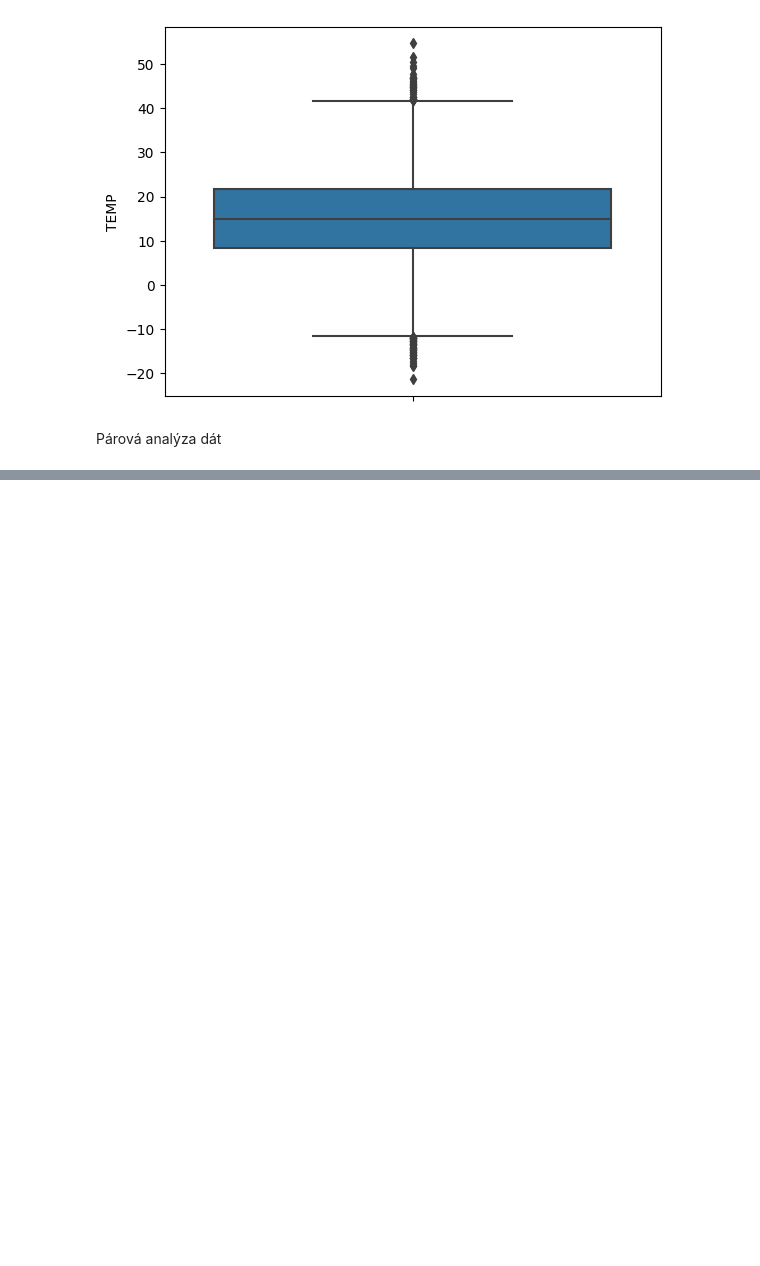
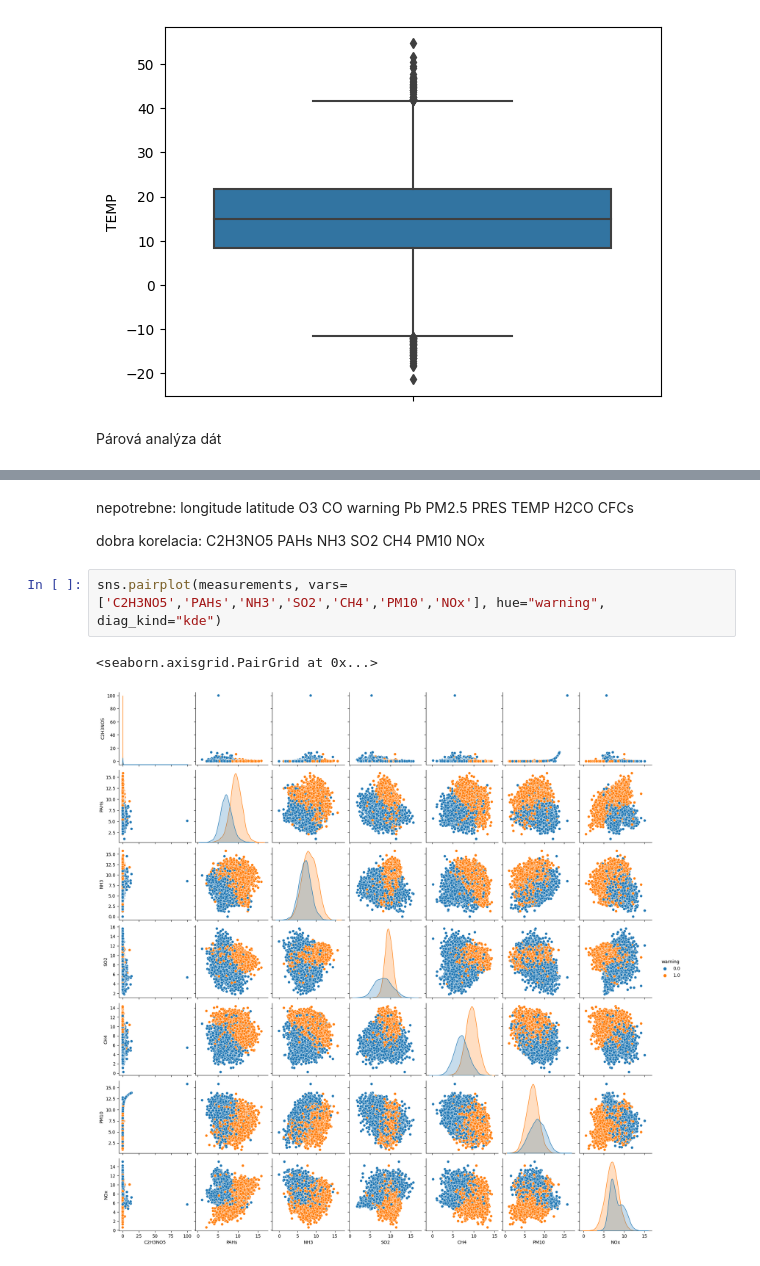
Before and after one commit to Marraff/inteligent-data-analysis, a Jupyter notebook: 1-faza-projekt-IAU.ipynb, the cells around one changed output, grey strips where cells are left out. Drawn from its saved outputs; the diff is of its cells as text; blank space fills up the shorter version.

Commit message:
Parova analyza: added pairplot

```diff
--- a/1-faza-projekt-IAU.ipynb
+++ b/1-faza-projekt-IAU.ipynb
@@ -519,2 +519,29 @@ sns.heatmap(measurements.corr(),ax=ax, annot =True, fmt = ".3f")
 <Figure size 700x700 with 0 Axes>
 [figure]
+# %% [markdown]
+nepotrebne:
+longitude
+latitude
+O3
+CO
+warning
+Pb
+PM2.5
+PRES
+TEMP
+H2CO
+CFCs
+
+dobra korelacia:
+C2H3NO5
+PAHs
+NH3
+SO2
+CH4
+PM10
+NOx
+# %%
+sns.pairplot(measurements, vars=['C2H3NO5','PAHs','NH3','SO2','CH4','PM10','NOx'], hue="warning", diag_kind="kde")
+# %% [output]
+<seaborn.axisgrid.PairGrid at 0x...>
+[figure, added]
```
Also changed, not shown: parts of 4 cells of this notebook.
